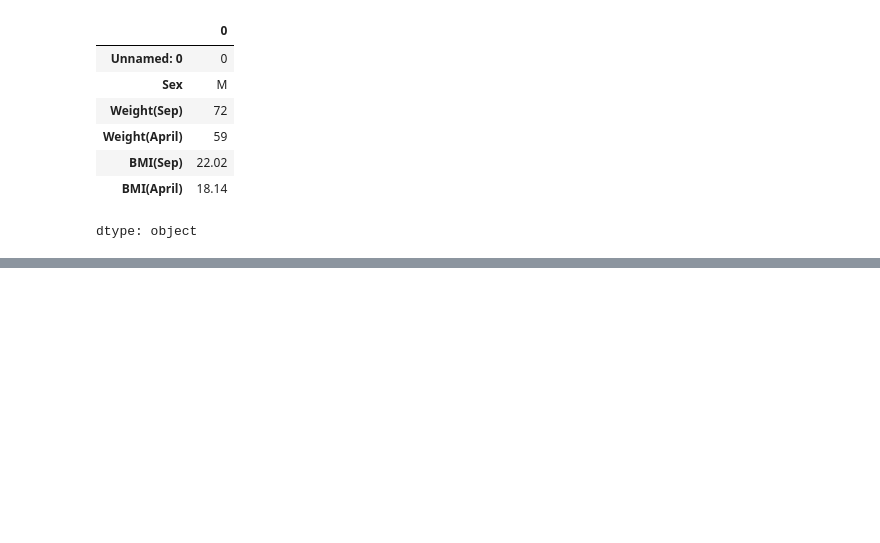
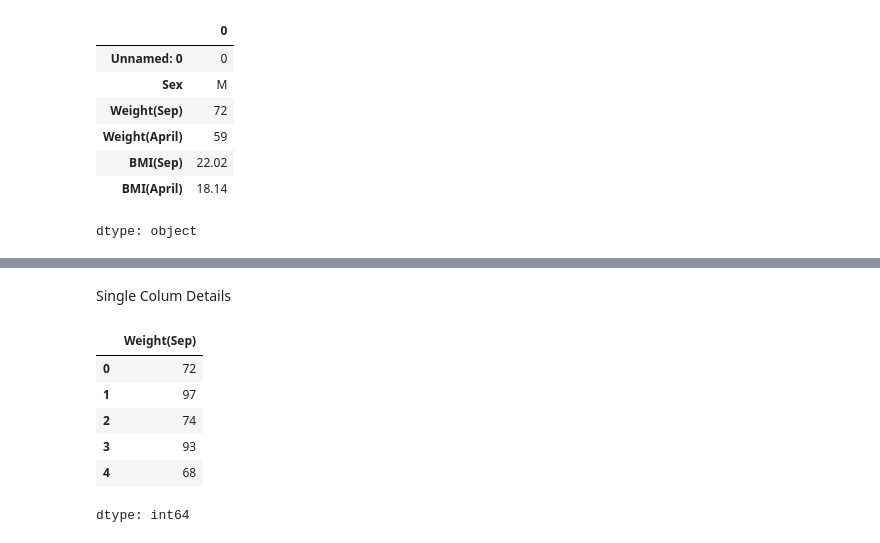
Before and after one commit to DevanshikaPiparsania/Basic-Fundamentals-Presentations, a Jupyter notebook: Intro_to_Pandas.ipynb, the cells around one changed output, grey strips where cells are left out. Cells and saved outputs as stored; diff of their text form; code cells hidden in the pictures; blank space fills up the shorter version.

```diff
--- a/Intro_to_Pandas.ipynb
+++ b/Intro_to_Pandas.ipynb
@@ -71,0 +87,12 @@ dtype: object
+# %% [markdown]
+Single Colum Details
+# %%
+df["Weight(Sep)"]
+# %% [output]
+|  | Weight(Sep) |
+| 0 | 72 |
+| 1 | 97 |
+| 2 | 74 |
+| 3 | 93 |
+| 4 | 68 |
+dtype: int64
```
Also changed, not shown: parts of 8 cells of this notebook.
